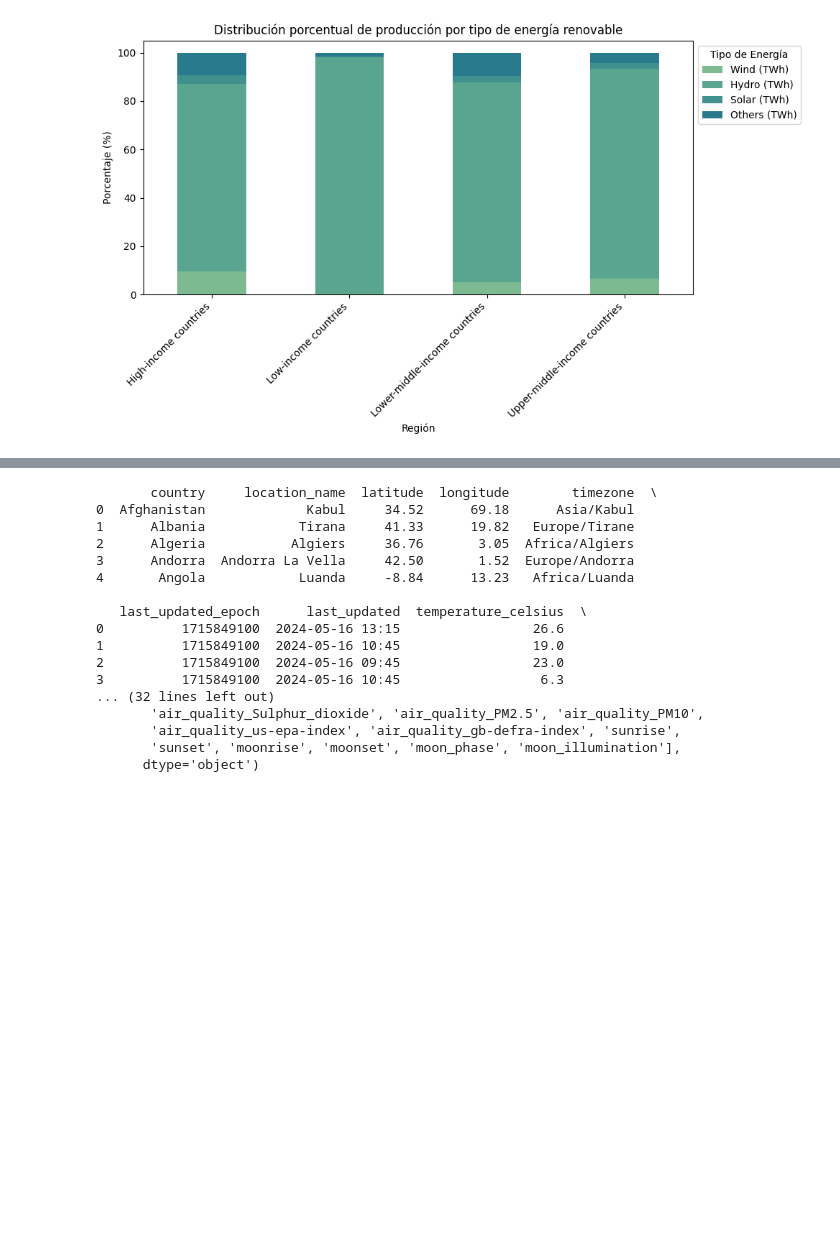
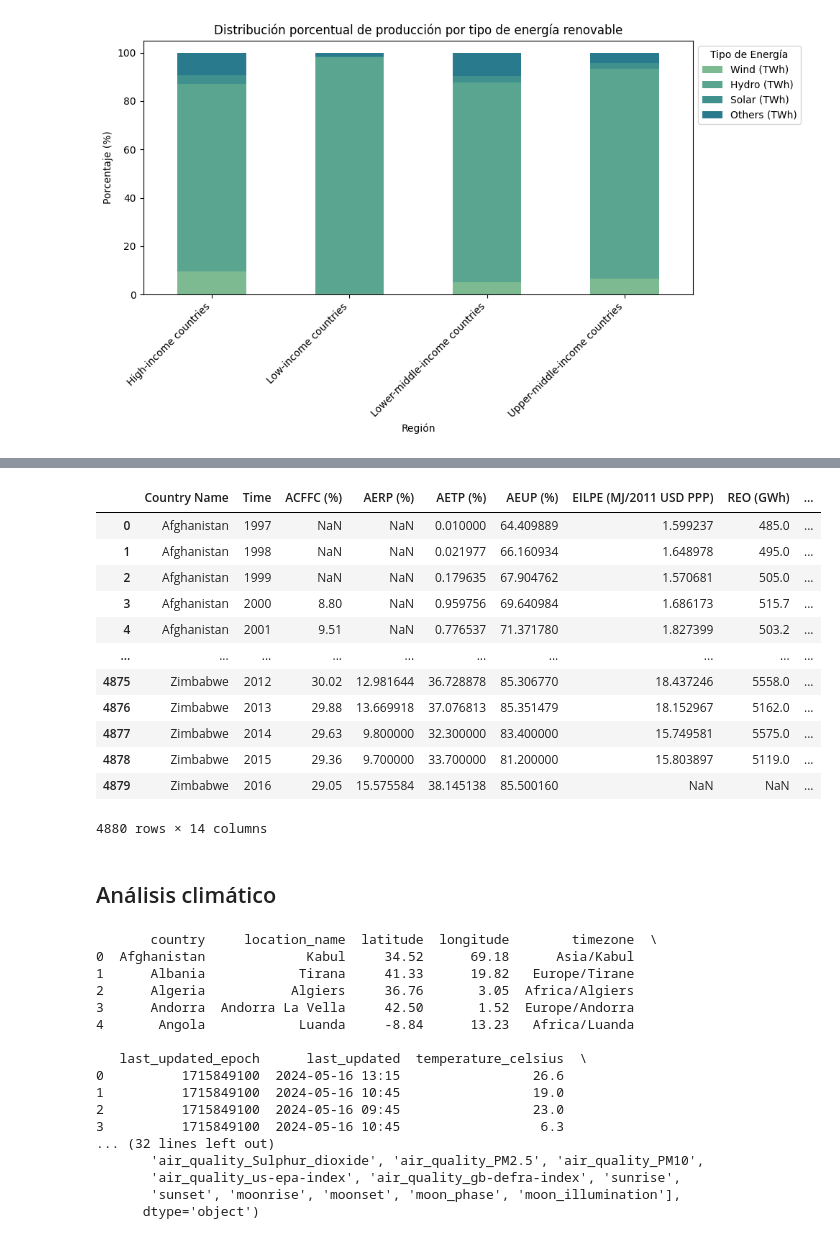
Before and after one commit to BelenUrdangarin/Integrador-Urdangarin---Olivera, a Jupyter notebook: Integrador_Olivera_Urdangarin.ipynb, the cells around one changed output, grey strips where cells are left out. Drawn from its saved outputs; the diff is of its cells as text; code cells hidden in the pictures; blank space fills up the shorter version.

```diff
--- a/Integrador_Olivera_Urdangarin.ipynb
+++ b/Integrador_Olivera_Urdangarin.ipynb
@@ -473,2 +486,2 @@ Tenemos en total 15 columnas, cuyas descripciones son:
 # %%
-ren_ener.drop(['Country Code', 'Time Code', 'Renewable electricity output (GWh) [4.1.2_REN.ELECTRICITY.OUTPUT]', 'Renewable energy consumption (TJ) [3.1_RE.CONSUMPTION]'], axis=1, inplace=True)
+ren_ener.drop(['Country Code', 'Time Code'], axis=1, inplace=True)
@@ -493,0 +521,16 @@ Index(['Country Name', 'Time',
+# %%
+!pip install pycountry-convert #Nuestro dataframe tiene paises pero no continentes, asi que necesitamos tener una libreria externa donde podamos
+#Conectar el pais con el continente al que pertenence
+
+import pycountry_convert as pc #Importamos la libreria externa
+
+def get_continent(country): #Obtenemos el continente dependiendo del país
+    try:
+        country_code = pc.country_name_to_country_alpha2(country)
+        continent_name = pc.country_alpha2_to_continent_code(country_code)
+        return continent_name
+    except:
+        return None
+
+ren_ener['Continent'] = ren_ener['Country Name'].apply(get_continent)
+#Agregamos las columna de continente al dataframe en el que estamos trabajando para poder clasificarlos
@@ -493,0 +555,16 @@ Index(['Country Name', 'Time',
+# %%
+ren_ener #Chequeamos como se agrego la columna, aparece una nueva columna con las iniciales del continente
+# %% [output]
+|  | Country Name | Time | ACFFC (%) | AERP (%) | AETP (%) | AEUP (%) | EILPE (MJ/2011 USD PPP) | REO (GWh) | ... |
+| 0 | Afghanistan | 1997 | NaN | NaN | 0.010000 | 64.409889 | 1.599237 | 485.0 | ... |
+| 1 | Afghanistan | 1998 | NaN | NaN | 0.021977 | 66.160934 | 1.648978 | 495.0 | ... |
+| 2 | Afghanistan | 1999 | NaN | NaN | 0.179635 | 67.904762 | 1.570681 | 505.0 | ... |
+| 3 | Afghanistan | 2000 | 8.80 | NaN | 0.959756 | 69.640984 | 1.686173 | 515.7 | ... |
+| 4 | Afghanistan | 2001 | 9.51 | NaN | 0.776537 | 71.371780 | 1.827399 | 503.2 | ... |
+| ... | ... | ... | ... | ... | ... | ... | ... | ... | ... |
+| 4875 | Zimbabwe | 2012 | 30.02 | 12.981644 | 36.728878 | 85.306770 | 18.437246 | 5558.0 | ... |
+| 4876 | Zimbabwe | 2013 | 29.88 | 13.669918 | 37.076813 | 85.351479 | 18.152967 | 5162.0 | ... |
+| 4877 | Zimbabwe | 2014 | 29.63 | 9.800000 | 32.300000 | 83.400000 | 15.749581 | 5575.0 | ... |
+| 4878 | Zimbabwe | 2015 | 29.36 | 9.700000 | 33.700000 | 81.200000 | 15.803897 | 5119.0 | ... |
+| 4879 | Zimbabwe | 2016 | 29.05 | 15.575584 | 38.145138 | 85.500160 | NaN | NaN | ... |
+4880 rows × 14 columns
@@ -494,3 +597,5 @@ Index(['Country Name', 'Time',
+# %% [markdown]
+## Análisis climático
 # %%
 print(clim_pais.head())
 print(clim_pais.columns)
```
Also changed, not shown: parts of 24 cells of this notebook.
